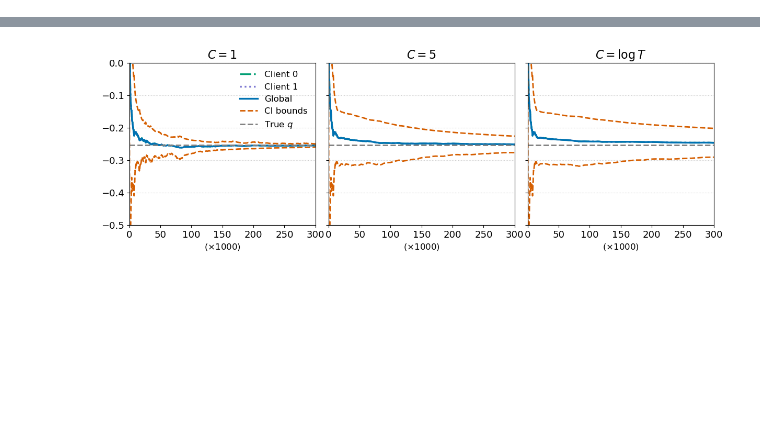
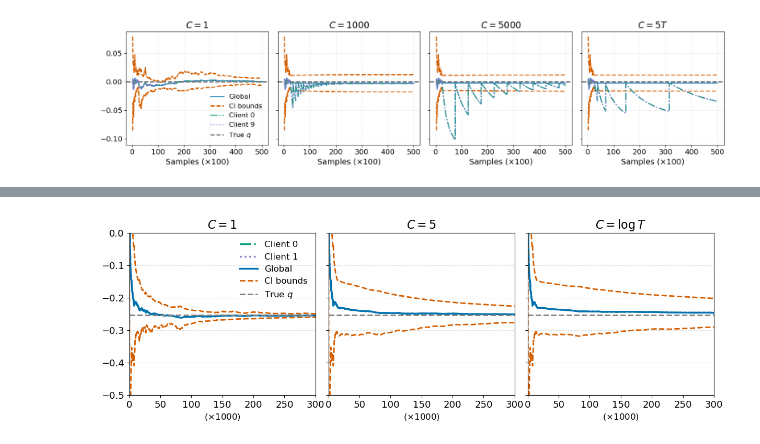
Before and after one commit to Amber-nannan/FedDPQuantile, a Jupyter notebook: history/plot_trace-Copy2.ipynb, the cells around one changed output, grey strips where cells are left out. Cells and saved outputs as stored; diff of their text form; code cells hidden in the pictures; blank space fills up the shorter version.

```diff
--- a/history/plot_trace-Copy2.ipynb
+++ b/history/plot_trace-Copy2.ipynb
@@ -3,6 +3,7 @@ from util_fdp import *
 import numpy as np
 import matplotlib.pyplot as plt
 from matplotlib.ticker import MaxNLocator
+from matplotlib.ticker import FuncFormatter
 
 Z_SCORES = {
     'log'   : 6.753,
@@ -30,7 +31,7 @@ def get_abc(E_typ: str, E_cons, r: float,
     未匹配到时返回 default。
     """
     if gene_process == 'hete':
-        key = (r, "log") if E_typ.lower() == "log" else (r, E_cons)
+        key = (r, "log") if E_typ == "log" else (r, E_cons)
         return table.get(key, default)
     else:
         return (0.51, 100, 20)
@@ -47,7 +48,7 @@ mpl.rcParams.update({
 COLORS = {
     'global': '#0072B2',   # 深蓝
     'c0'    : '#009E73',   # 绿
-    'c1'    : '#7E79D2',   # 橙
+    'c9'    : '#7E79D2',   # 橙
     'ci'    : '#D55E00',   # 淡紫
 }
 # %%
@@ -305,0 +122,24 @@ plt.show()
+# %%
+# ────────────── 主入口 ──────────────
+
+# 基本参数
+
+N, r  = 50_000, 0.9
+taus  = np.linspace(0.1, 0.9, 10).tolist()
+# taus = 0.3
+rs    = [r] * 10
+# rs = np.linspace(0.25, 0.9, 10).tolist()
+gene_process = 'homo'
+
+# 几组 (E_typ, E_cons) 和标题
+configs = [('cons',1),('cons',1000),('cons',5000),(5.0, 1)]
+titles  = [r'$C=1$',r'$C=1000$', r'$C=5000$', r'$C=5T$']
+# %%
+# 抽曲线
+curves_all = [get_curves(t, e, N, r,
+                         seed=42, n_clients=10,
+                         gene_process=gene_process,
+                         taus=taus, rs=rs)
+              for t, e in configs]
+
+# 画图
@@ -305,0 +148,14 @@ plt.show()
+# %%
+# y_lims = (-0.02, 0.02)
+y_lims = None
+fig, axes = plt.subplots(1, len(curves_all),
+                         figsize=(4*len(curves_all), 4),
+                         sharey=True)
+for ax, curves, title in zip(axes, curves_all, titles):
+    plot_single(ax, curves, title,  y_lims=y_lims,skip_frac=0.005)
+axes[0].legend(frameon=False)
+fig.tight_layout()
+plt.savefig(f'output/trace_{gene_process}_r_{r}.pdf', dpi=250)
+plt.show()
+# %% [output]
+[figure, added]
```
Also changed, not shown: parts of 9 cells of this notebook.
